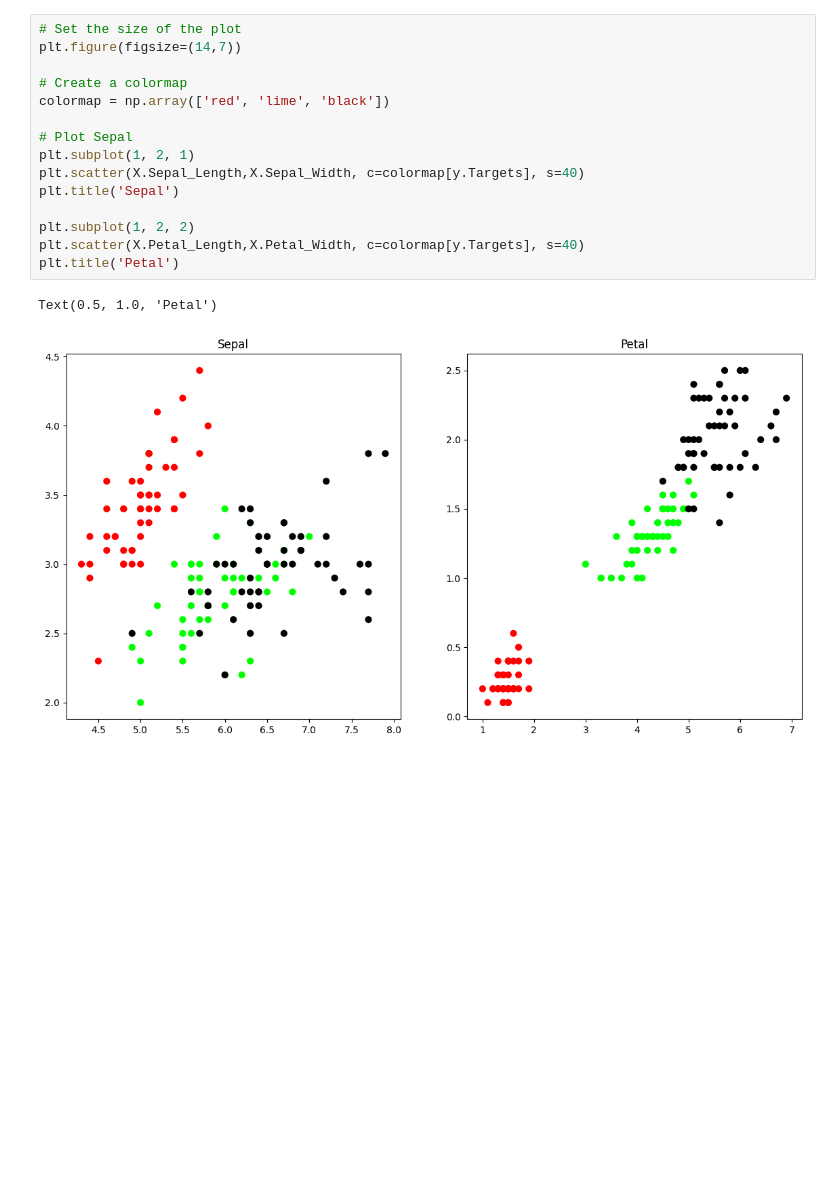
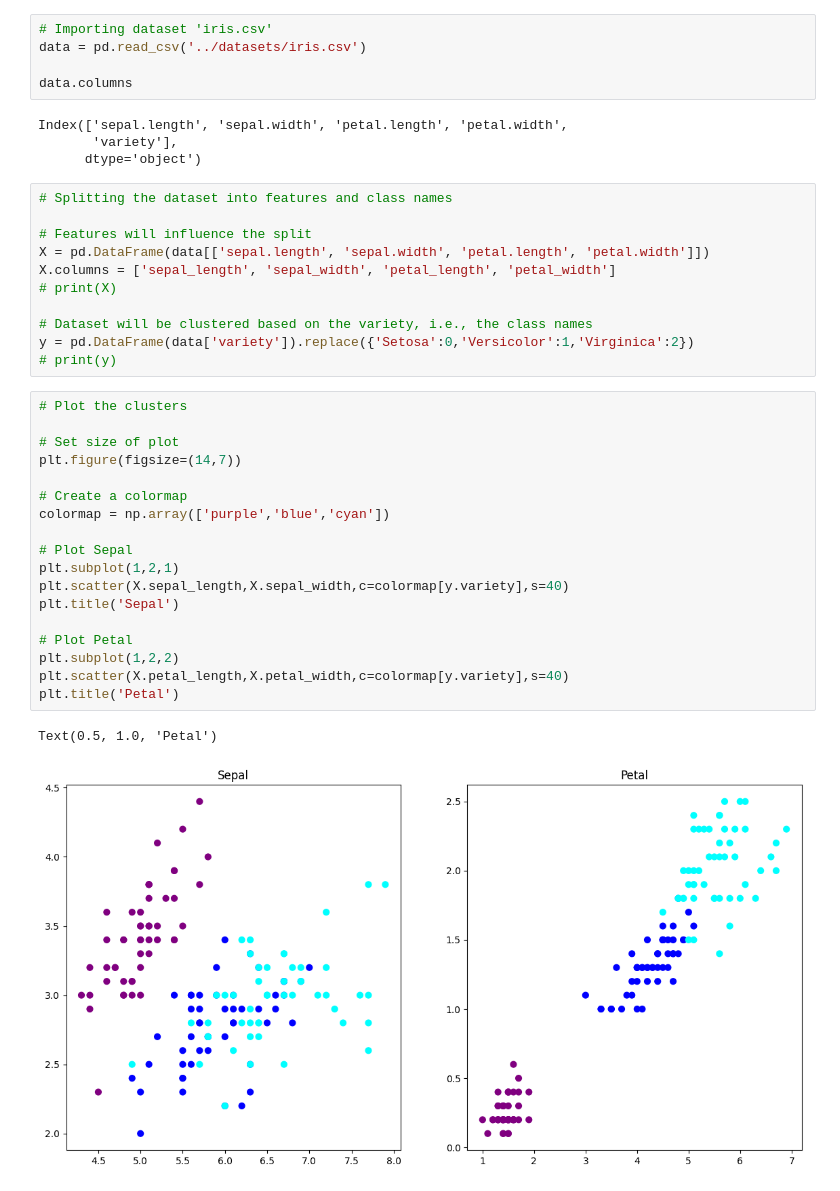
Before and after one commit to adelicia-js/MSc-Sem-2, a Jupyter notebook: ML-Lab/6-kMeans-Clustering/k-Means.ipynb, the cells around one changed output. Saved outputs shown, nothing was run; the diff lists cells and outputs as text; blank space fills up the shorter version.

```diff
--- a/ML-Lab/6-kMeans-Clustering/k-Means.ipynb
+++ b/ML-Lab/6-kMeans-Clustering/k-Means.ipynb
@@ -23,19 +8,42 @@ y.columns = ['Targets']
+# %%
+# Importing dataset 'iris.csv'
+data = pd.read_csv('../datasets/iris.csv')
+
+data.columns
+# %% [output]
+Index(['sepal.length', 'sepal.width', 'petal.length', 'petal.width',
+       'variety'],
+      dtype='object')
+# %%
+# Splitting the dataset into features and class names
+
+# Features will influence the split
+X = pd.DataFrame(data[['sepal.length', 'sepal.width', 'petal.length', 'petal.width']])
+X.columns = ['sepal_length', 'sepal_width', 'petal_length', 'petal_width']
+# print(X)
+
+# Dataset will be clustered based on the variety, i.e., the class names
+y = pd.DataFrame(data['variety']).replace({'Setosa':0,'Versicolor':1,'Virginica':2})
+# print(y)
 # %%
-# Set the size of the plot
+# Plot the clusters
+
+# Set size of plot
 plt.figure(figsize=(14,7))
 
 # Create a colormap
-colormap = np.array(['red', 'lime', 'black'])
+colormap = np.array(['purple','blue','cyan'])
 
 # Plot Sepal
-plt.subplot(1, 2, 1)
-plt.scatter(X.Sepal_Length,X.Sepal_Width, c=colormap[y.Targets], s=40)
+plt.subplot(1,2,1)
+plt.scatter(X.sepal_length,X.sepal_width,c=colormap[y.variety],s=40)
 plt.title('Sepal')
 
-plt.subplot(1, 2, 2)
-plt.scatter(X.Petal_Length,X.Petal_Width, c=colormap[y.Targets], s=40)
+# Plot Petal
+plt.subplot(1,2,2)
+plt.scatter(X.petal_length,X.petal_width,c=colormap[y.variety],s=40)
 plt.title('Petal')
 # %% [output]
 Text(0.5, 1.0, 'Petal')
-[figure, old version]
+[figure, new version]
 # %%
```
Also changed, not shown: parts of 11 cells of this notebook.
